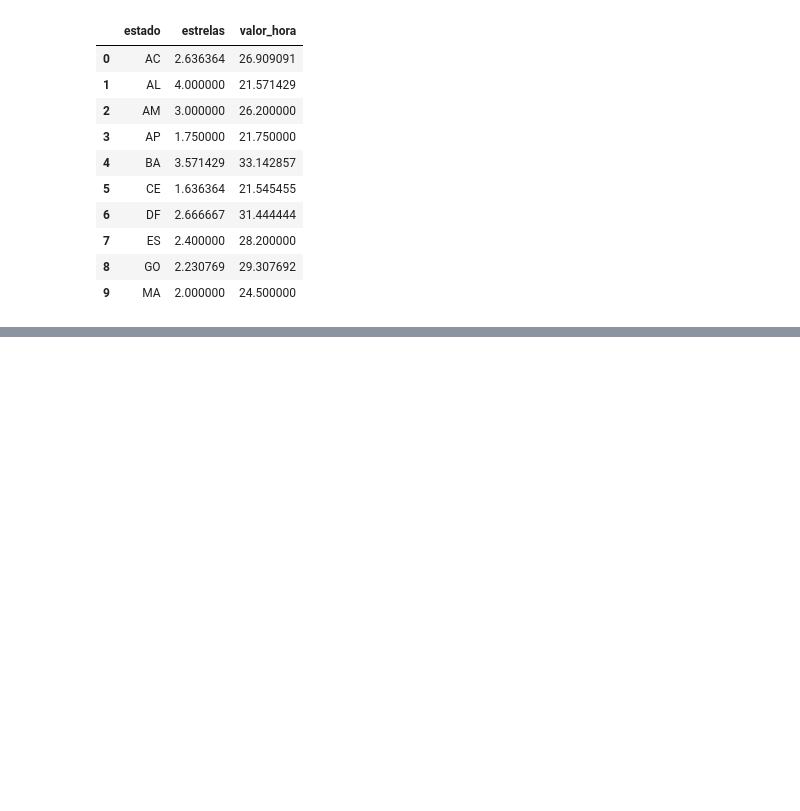
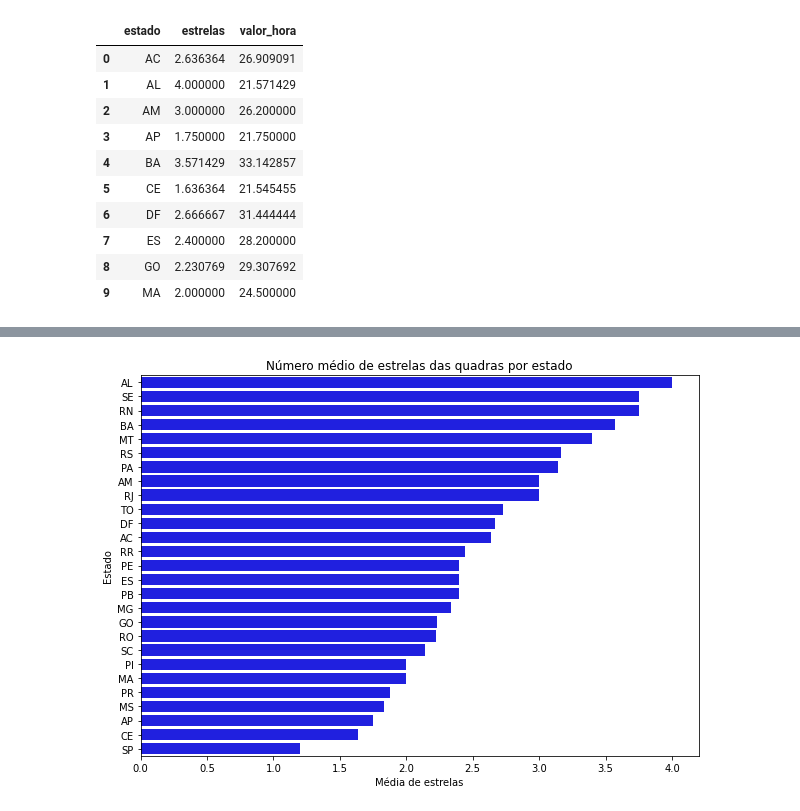
Before and after one commit to felipelmc/programming-languages, a Jupyter notebook: django/match_finder/preco_quadras/analysis.ipynb, the cells around one changed output, grey strips where cells are left out. Drawn from its saved outputs; the diff is of its cells as text; code cells hidden in the pictures; blank space fills up the shorter version.

```diff
--- a/django/match_finder/preco_quadras/analysis.ipynb
+++ b/django/match_finder/preco_quadras/analysis.ipynb
@@ -48,0 +61,17 @@ agrupado.plot.barh(x = 'estado', y = 'valor_hora', figsize=(10,7))
+# %%
+fig, ax = plt.subplots(figsize = (10, 7))
+
+sns.barplot(data = agrupado.sort_values(by = 'estrelas', ascending = False),
+            y = 'estado', x = 'estrelas',
+            color = 'blue',
+            ax = ax)
+
+ax.set_title('Número médio de estrelas das quadras por estado')
+
+ax.set(title = "Número médio de estrelas das quadras por estado",
+       xlabel = "Média de estrelas",
+       ylabel = "Estado")
+
+plt.show()
+# %% [output]
+[figure, added]
```
Also changed, not shown: parts of 8 cells of this notebook, 3 other files.
